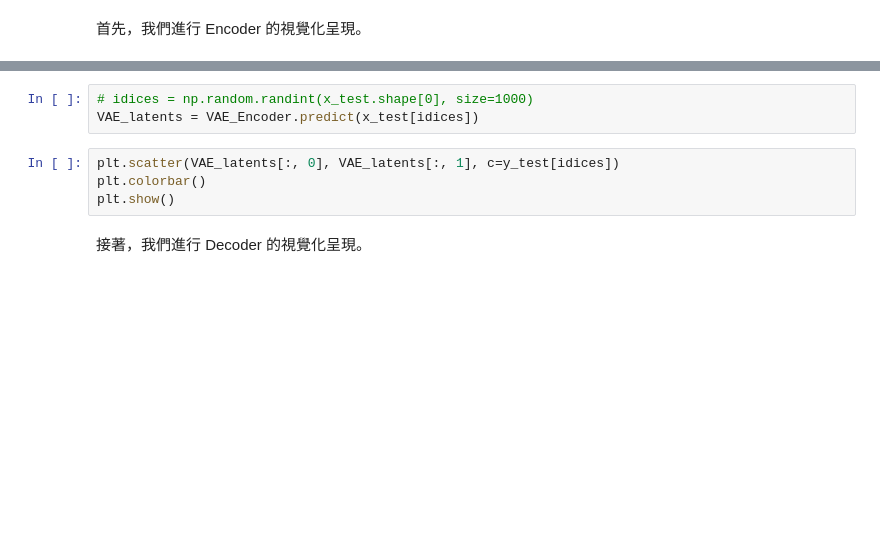
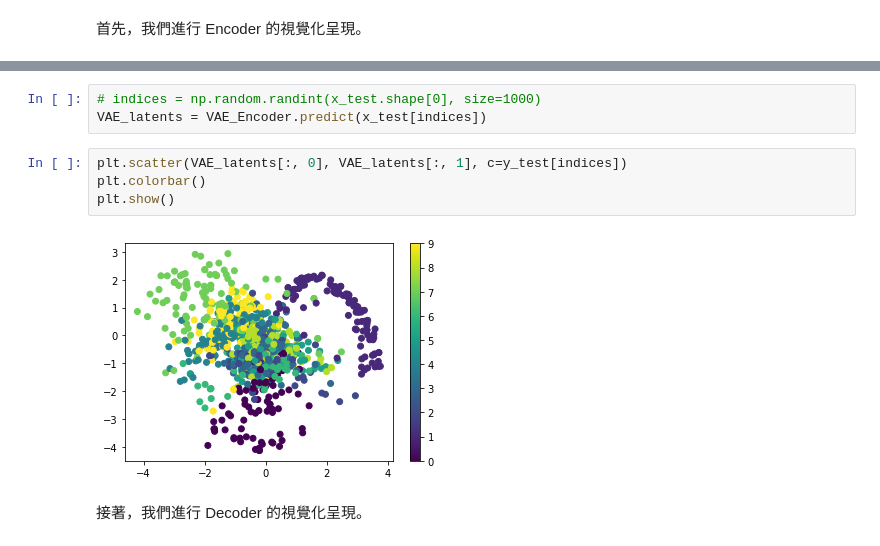
Before and after one commit to yenlung/Deep-Learning-MOOC, a Jupyter notebook: 07-1. 自編碼器 Autoencoder.ipynb, the cells around one changed output, grey strips where cells are left out. Saved outputs shown, nothing was run; the diff lists cells and outputs as text; blank space fills up the shorter version.

```diff
--- a/07-1. 自編碼器 Autoencoder.ipynb
+++ b/07-1. 自編碼器 Autoencoder.ipynb
@@ -254,10 +358,12 @@ print("第 %d 圖的 latent 表示為 %s" %(idx, VAE_Encoder.predict(x_train[idx
 # %%
-# idices = np.random.randint(x_test.shape[0], size=1000)
-VAE_latents = VAE_Encoder.predict(x_test[idices])
+# indices = np.random.randint(x_test.shape[0], size=1000)
+VAE_latents = VAE_Encoder.predict(x_test[indices])
 # %%
-plt.scatter(VAE_latents[:, 0], VAE_latents[:, 1], c=y_test[idices])
+plt.scatter(VAE_latents[:, 0], VAE_latents[:, 1], c=y_test[indices])
 plt.colorbar()
 plt.show()
+# %% [output]
+[figure, added]
 # %% [markdown]
 接著，我們進行 Decoder 的視覺化呈現。
 # %%
```
Also changed, not shown: parts of 15 cells of this notebook, 3 other files.
